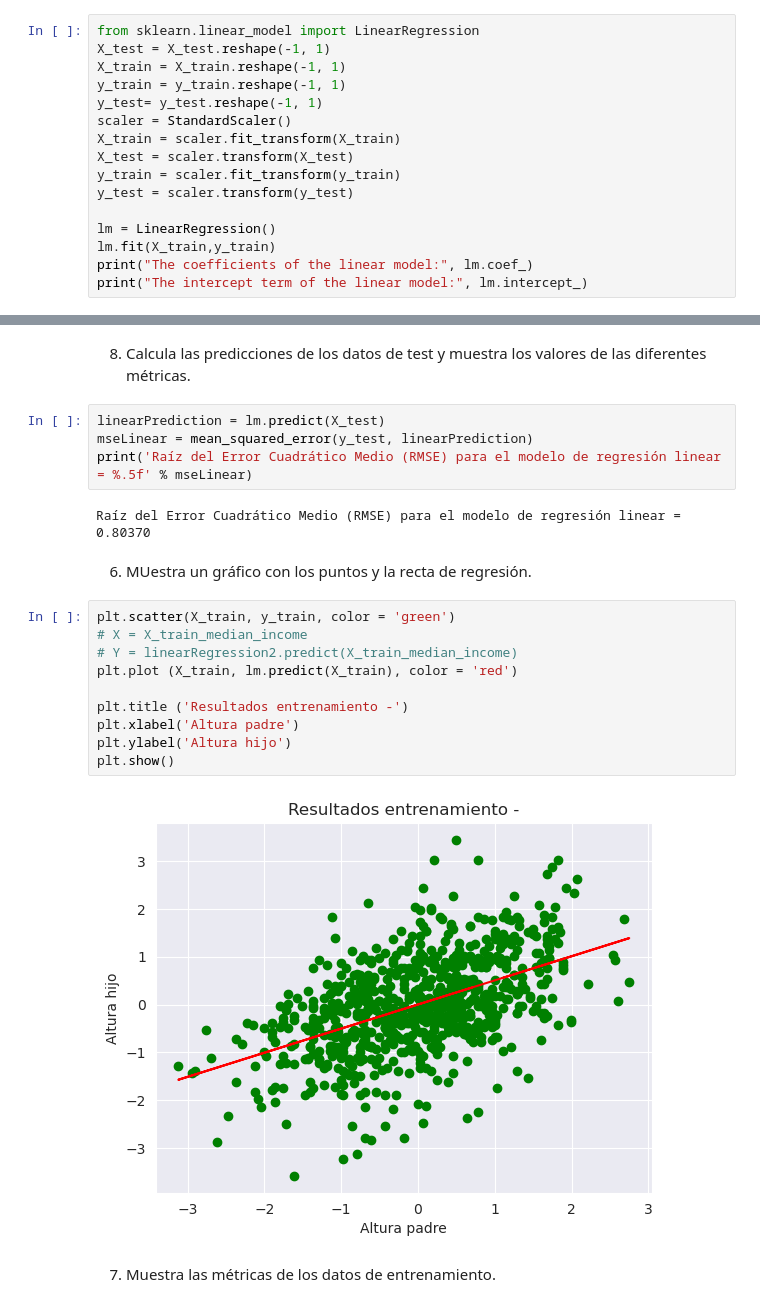
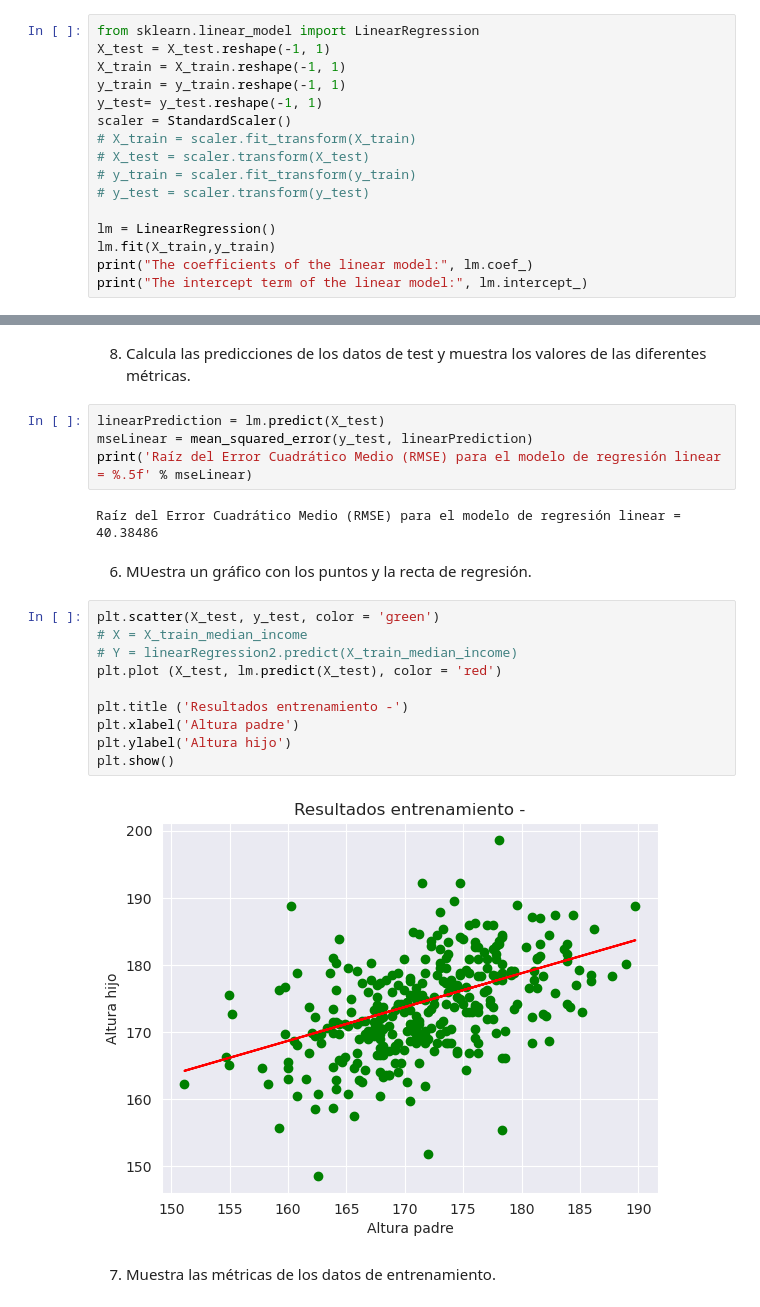
Before and after one commit to MarioBlancosoto/Machin-Learning-Workspace, a Jupyter notebook: ML.2.2. Linear Regression/Supervised_LinearRegression.ipynb, the cells around one changed output, grey strips where cells are left out. Drawn from its saved outputs; the diff is of its cells as text.

```diff
--- a/ML.2.2. Linear Regression/Supervised_LinearRegression.ipynb
+++ b/ML.2.2. Linear Regression/Supervised_LinearRegression.ipynb
@@ -405,10 +405,10 @@ X_train = X_train.reshape(-1, 1)
 y_train = y_train.reshape(-1, 1)
 y_test= y_test.reshape(-1, 1)
 scaler = StandardScaler()
-X_train = scaler.fit_transform(X_train)
-X_test = scaler.transform(X_test)
-y_train = scaler.fit_transform(y_train)
-y_test = scaler.transform(y_test)
+# X_train = scaler.fit_transform(X_train)
+# X_test = scaler.transform(X_test)
+# y_train = scaler.fit_transform(y_train)
+# y_test = scaler.transform(y_test)
 
 lm = LinearRegression()
 lm.fit(X_train,y_train)
@@ -424,21 +424,21 @@ linearPrediction = lm.predict(X_test)
 mseLinear = mean_squared_error(y_test, linearPrediction)
 print('Raíz del Error Cuadrático Medio (RMSE) para el modelo de regresión linear = %.5f' % mseLinear)
 # %% [output]
-Raíz del Error Cuadrático Medio (RMSE) para el modelo de regresión linear = 0.80370
+Raíz del Error Cuadrático Medio (RMSE) para el modelo de regresión linear = 40.38486
 # %% [markdown]
 6. MUestra un gráfico con los puntos y la recta de regresión.
 # %%
-plt.scatter(X_train, y_train, color = 'green')
+plt.scatter(X_test, y_test, color = 'green')
 # X = X_train_median_income
 # Y = linearRegression2.predict(X_train_median_income)
-plt.plot (X_train, lm.predict(X_train), color = 'red')
+plt.plot (X_test, lm.predict(X_test), color = 'red')
 
 plt.title ('Resultados entrenamiento -')
 plt.xlabel('Altura padre')
 plt.ylabel('Altura hijo')
 plt.show()
 # %% [output]
-[figure, old version]
+[figure, new version]
 # %% [markdown]
 7. Muestra las métricas de los datos de entrenamiento.
 # %%
```
Also changed, not shown: parts of 2 cells of this notebook, 5 other files.
